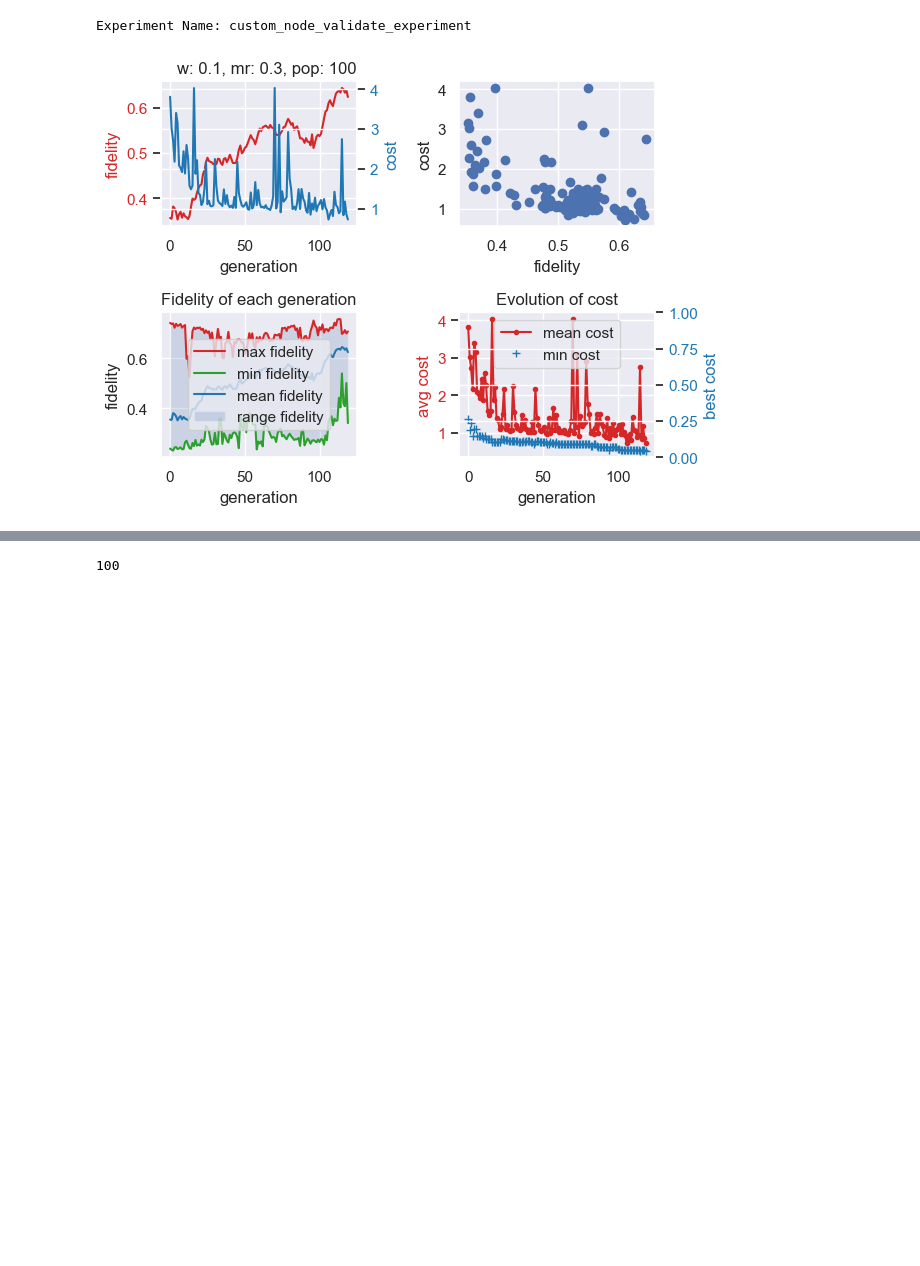
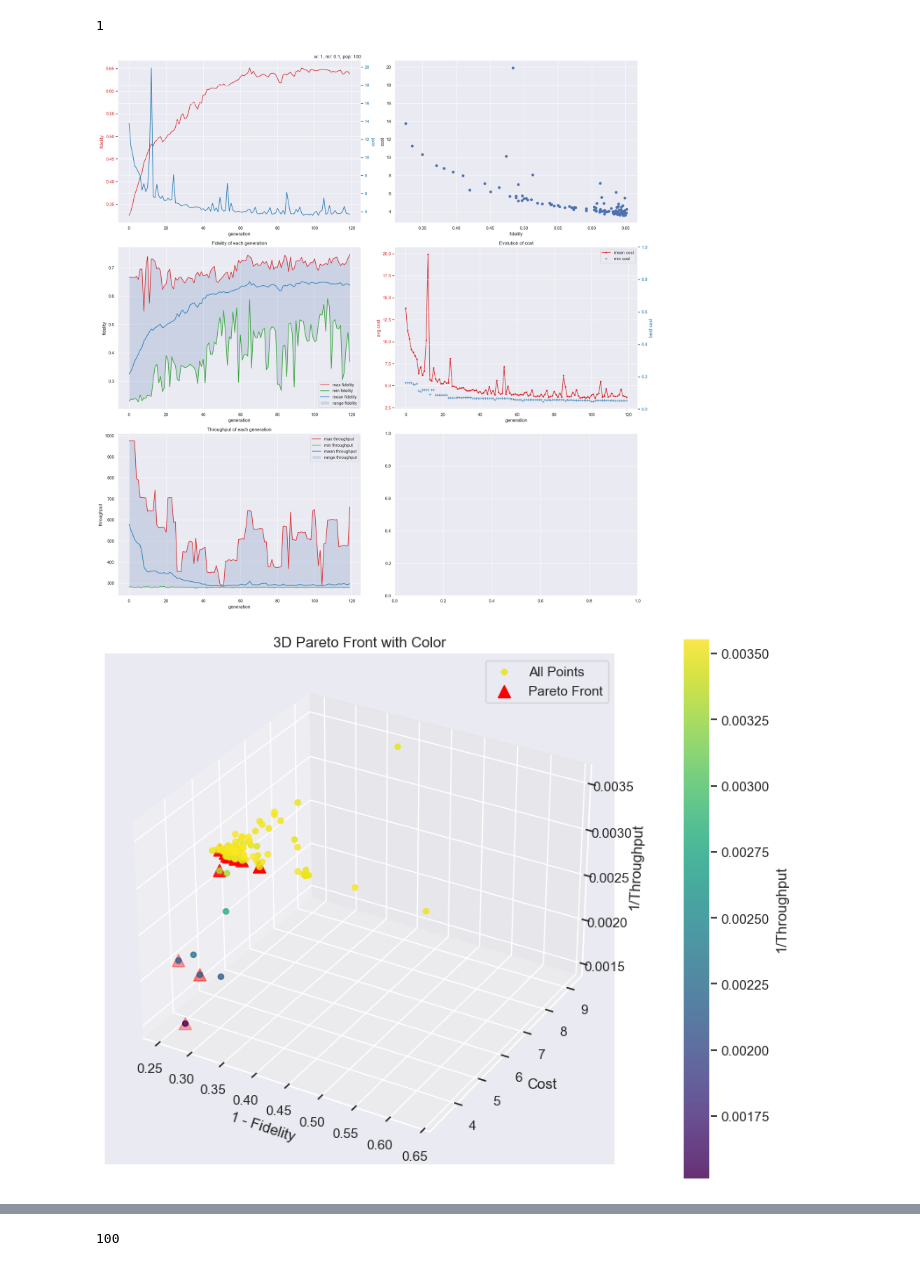
Before and after one commit to PankidT/Qnet-genetic-opt-II, a Jupyter notebook: src/read_pickle.ipynb, the cells around one changed output, grey strips where cells are left out. Saved outputs shown, nothing was run; the diff lists cells and outputs as text; code cells hidden in the pictures; blank space fills up the shorter version.

```diff
--- a/src/read_pickle.ipynb
+++ b/src/read_pickle.ipynb
@@ -7,13 +7,18 @@ import seaborn as sns
 # %%
 # path = 'Results/Results_17_10_2023 (only default node)'
 # with open(f'{path}/result_validate_exper_2023-10-10 15:50:09.pickle', "rb") as f:
 #     data = pickle.load(f)
 
-path = 'Results/Results_20_10_2023 (custom node and increase loss)'
-with open(f'{path}/result_custom_node_validate_experiment_2023-10-17 17:04:16.pickle', "rb") as f:
+# path = 'Results/Results_20_10_2023 (custom node and increase loss)'
+# with open(f'{path}/result_custom_node_validate_experiment_2023-10-17 17:04:16.pickle', "rb") as f:
+#     data = pickle.load(f)
+
+path = 'Results/Results_7_12_2023_3DCostFunction/result_custom_node_validate_experiment_2023-12-05 10:02:55.pickle'
+with open(f'{path}', "rb") as f:
     data = pickle.load(f)
 
 data.plot()
 # %% [output]
-Experiment Name: custom_node_validate_experiment
+1
-[figure, old version]
+[figure, new version]
+[figure, added]
```
Also changed, not shown: parts of 4 cells of this notebook, 35 other files.
